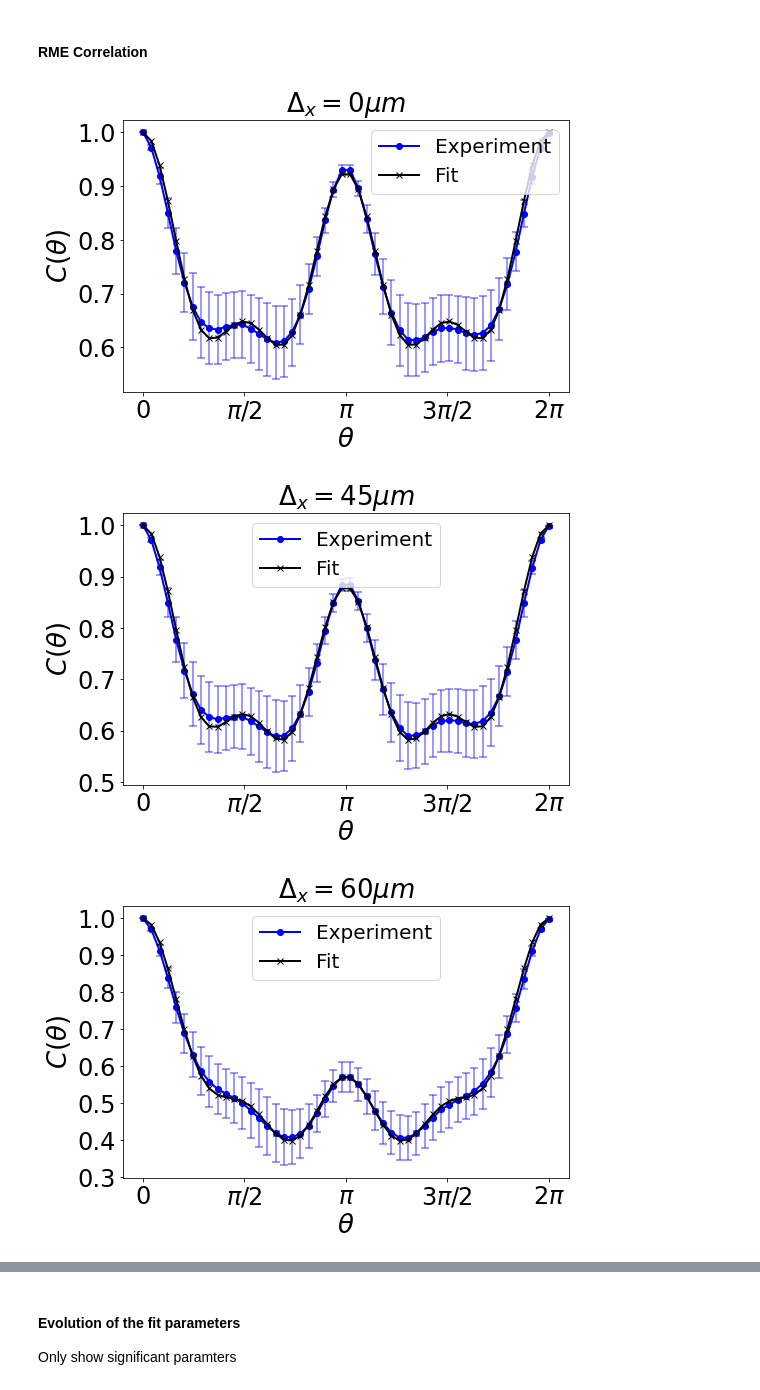
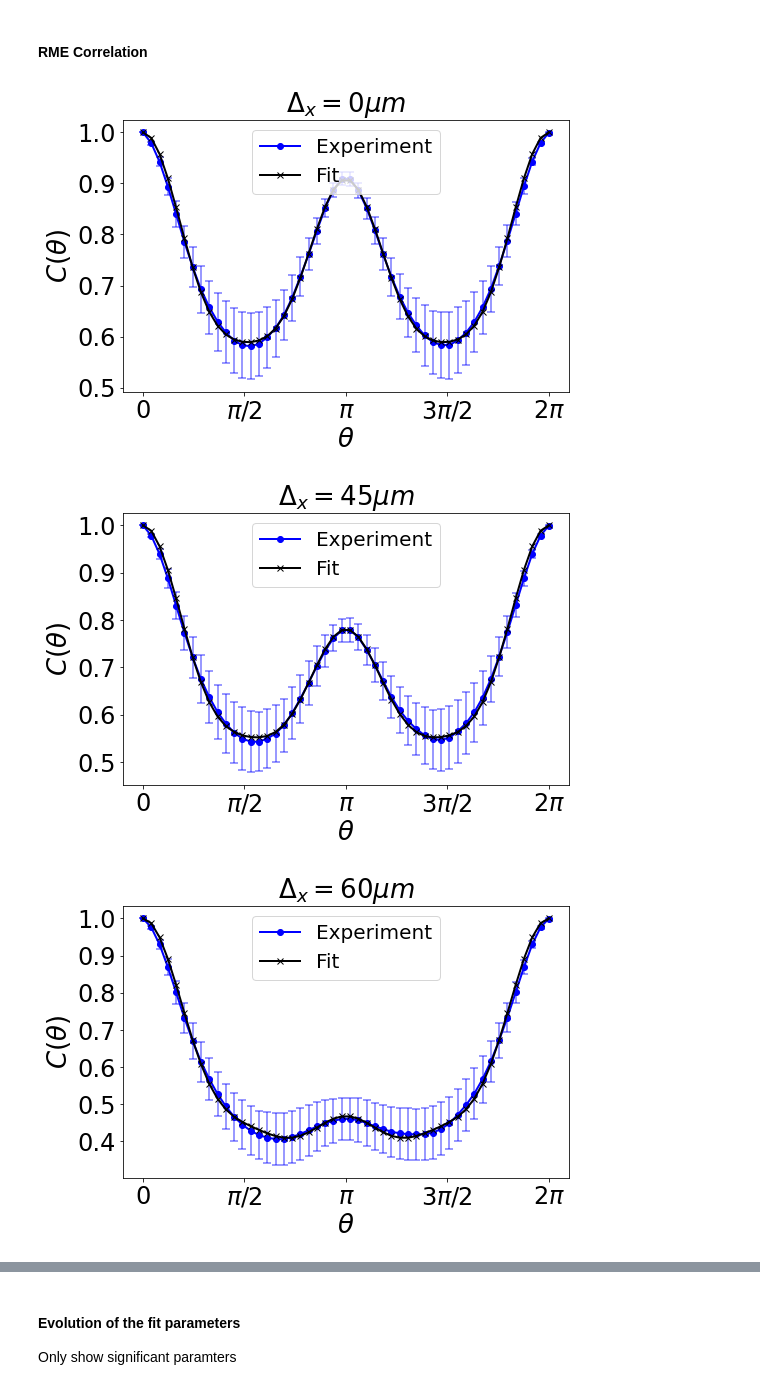
Before and after one commit to wavefrontshaping/article_RME_2023, a Jupyter notebook: Experiment_VS_Model/Experiment_VS_Model.ipynb, the cells around one changed output, grey strips where cells are left out. Drawn from its saved outputs; the diff is of its cells as text; code cells hidden in the pictures.

```diff
--- a/Experiment_VS_Model/Experiment_VS_Model.ipynb
+++ b/Experiment_VS_Model/Experiment_VS_Model.ipynb
@@ -38,7 +38,8 @@ pyMMF.__file__
 # %% [markdown]
 **Requires pyMMF**
 # %%
-FIBER = 'Draka-GRIN'
+# FIBER = 'Draka-GRIN'
+FIBER = 'GRIN3'
 DATA_PATH = Path("../Data") / FIBER
 # DATA_PATH = "../Data/"
 
@@ -963,10 +839,8 @@ errors
 # %% [markdown]
 #### RME Correlation
 # %%
-initial_guess
-
 def show_RME_corr(show_error=True, save_fig=True):
-    deformations2show = [0, 2, 3, 4]
+    deformations2show = [0, 2, 3]
     # deformations2show = [0, 1]
 
     # plt.subplot(211)
@@ -990,42 +864,33 @@ def show_RME_corr(show_error=True, save_fig=True):
         plt.errorbar(
             angles,
             Corr_theory[ind_deformation],
             label=rf"Fit",
             color="black",
             marker="x",
             linewidth=2,
         )
 
-        # plt.errorbar(
-        #     angles,
-        #     Corr_approx_small_angles[ind_deformation],
-        #     label=rf"Approx small angles",
-        #     color="green",
-        #     marker="d",
-        #     linewidth=2,
-        # )
-
 
 
         plt.xlabel(r"$\theta$", fontsize=LABEL_SIZE)
         plt.ylabel(r"$C(\theta)$", fontsize=LABEL_SIZE)
         xticks = [0, np.pi / 2, np.pi, 3 * np.pi / 2, 2 * np.pi]
         xtics_labels = [r"$0$", r"$\pi/2$", r"$\pi$", r"$3\pi/2$", r"$2\pi$"]
         plt.xticks(xticks, xtics_labels, fontsize=TICK_SIZE)
         plt.yticks(fontsize=TICK_SIZE)
         plt.legend(fontsize=LEGEND_SIZE)
         plt.title(rf"$\Delta_x={Delta_x[ind_deformation]:.0f}\mu m$", fontsize=TITLE_SIZE)
 
     if save_fig:
         plt.savefig(
             image_path(f"RME_exp_Vs_theory.svg"),
             dpi=300,
         )
 
 
 # G = [0, .032, 0.165,0,0.07 ]
 show_RME_corr(show_error=True, save_fig=SAVE_FIG)
 # %% [output]
-[figure, old version]
+[figure, new version]
-[figure, old version]
+[figure, new version]
-[figure, old version]
+[figure, new version]
```
Also changed, not shown: parts of 78 cells of this notebook.
